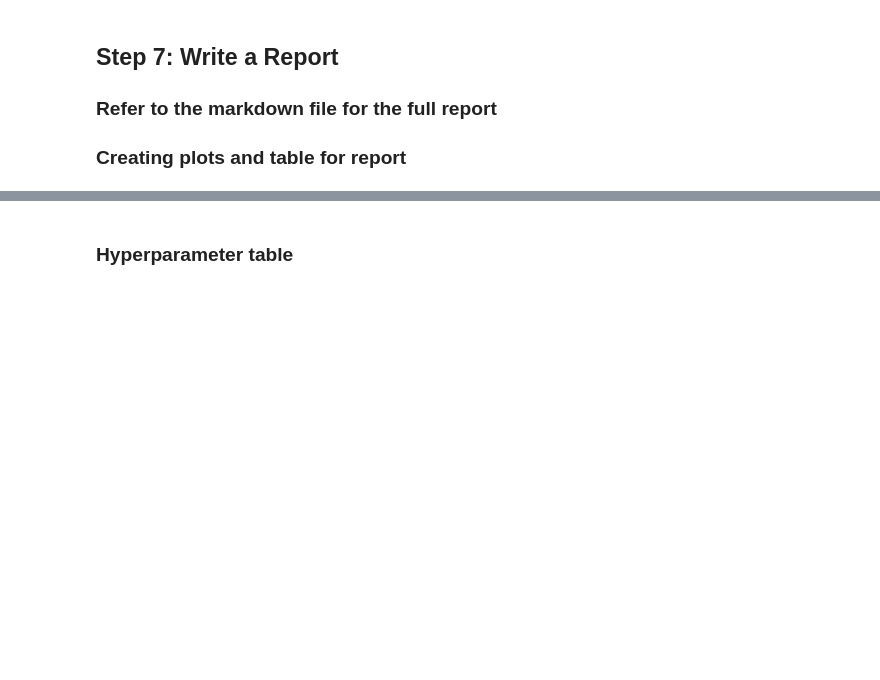
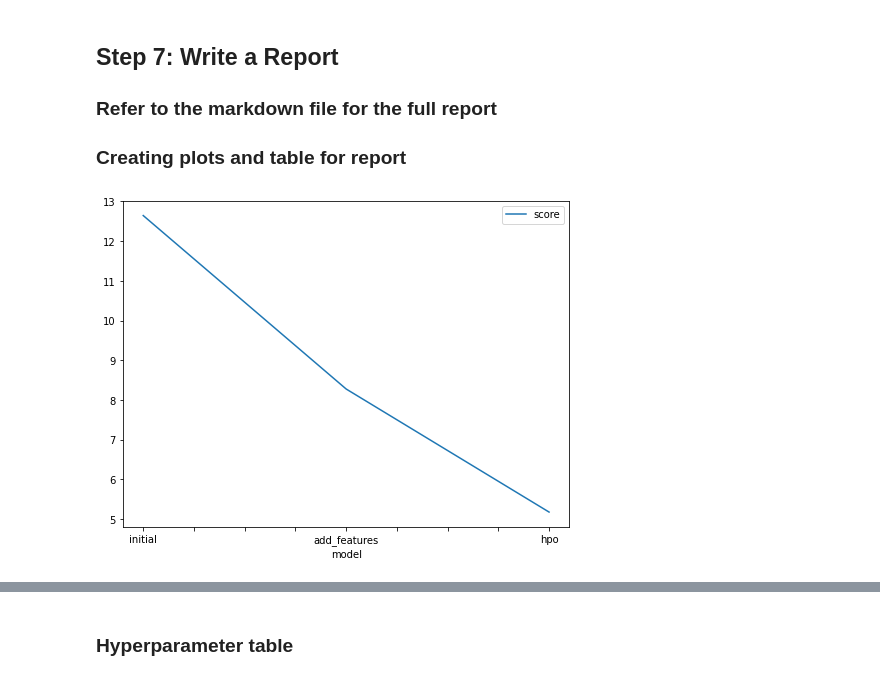
Before and after one commit to SaraaMaher/Predict-Bike-Sharing-Demand-with-AutoGluon, a Jupyter notebook: project1Autogluon].ipynb, the cells around one changed output, grey strips where cells are left out. Saved outputs shown, nothing was run; the diff lists cells and outputs as text; code cells hidden in the pictures; blank space fills up the shorter version.

```diff
--- a/project1Autogluon].ipynb
+++ b/project1Autogluon].ipynb
@@ -559,13 +617,13 @@ submission.csv               2022-08-22 16:11:25  first raw submission
 # %%
 # Taking the top model score from each training run and creating a line plot to show improvement
 # You can create these in the notebook and save them to PNG or use some other tool (e.g. google sheets, excel)
-fig = pd.DataFrame(
-    {
+fig = pd.DataFrame({
         "model": ["initial", "add_features", "hpo"],
-        "score": [?, ?, ?]
-    }
-).plot(x="model", y="score", figsize=(8, 6)).get_figure()
+        "score": [ 12.644489, 8.277411 , 5.178482]
+    }).plot(x="model", y="score", figsize=(8, 6)).get_figure()
 fig.savefig('model_train_score.png')
+# %% [output]
+[figure, added]
 # %%
 # Take the 3 kaggle scores and creating a line plot to show improvement
 fig = pd.DataFrame(
```
Also changed, not shown: parts of 29 cells of this notebook.
